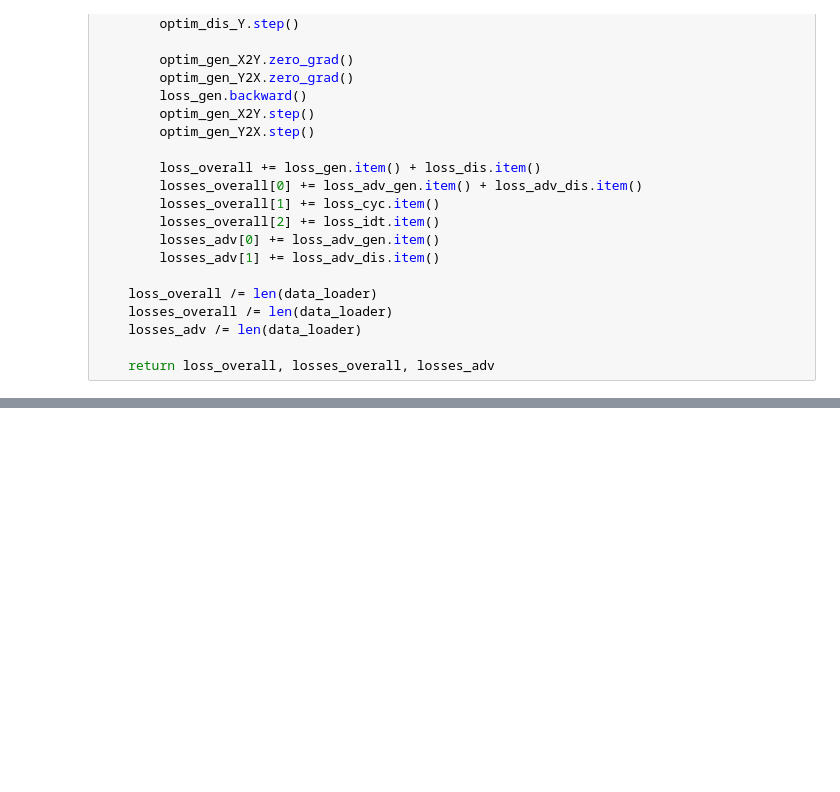
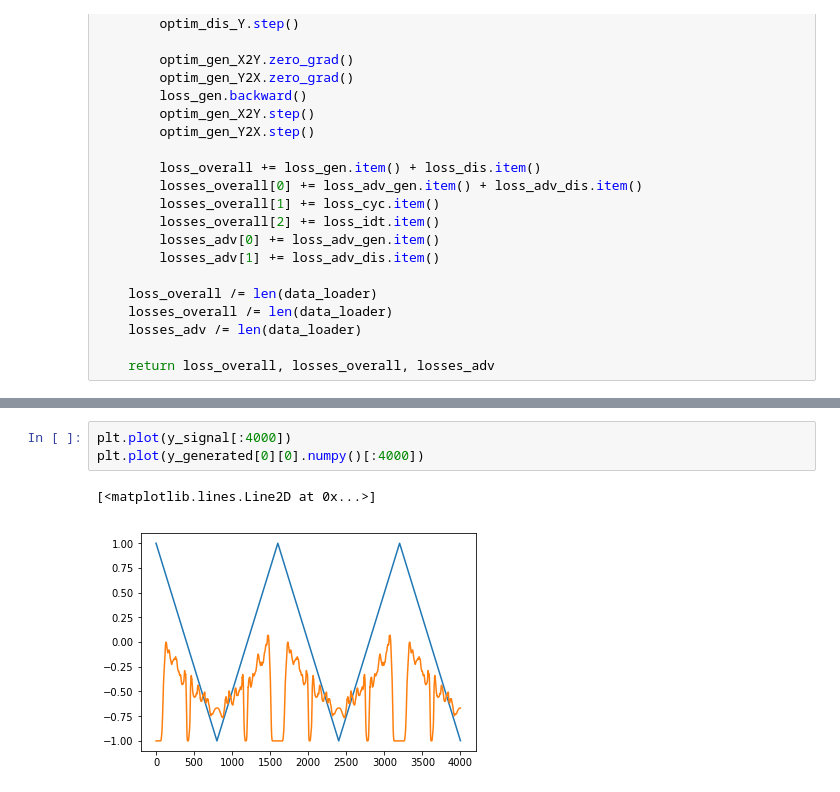
Before and after one commit to cross32768/WaveCycleGAN_experiment, a Jupyter notebook: WaveCycleGAN.ipynb, the cells around one changed output, grey strips where cells are left out. Drawn from its saved outputs; the diff is of its cells as text; blank space fills up the shorter version.

```diff
--- a/WaveCycleGAN.ipynb
+++ b/WaveCycleGAN.ipynb
@@ -243,0 +252,6 @@ KeyboardInterrupt:
+# %%
+plt.plot(y_signal[:4000])
+plt.plot(y_generated[0][0].numpy()[:4000])
+# %% [output]
+[<matplotlib.lines.Line2D at 0x...>]
+[figure, added]
```
Also changed, not shown: parts of 6 cells of this notebook.
